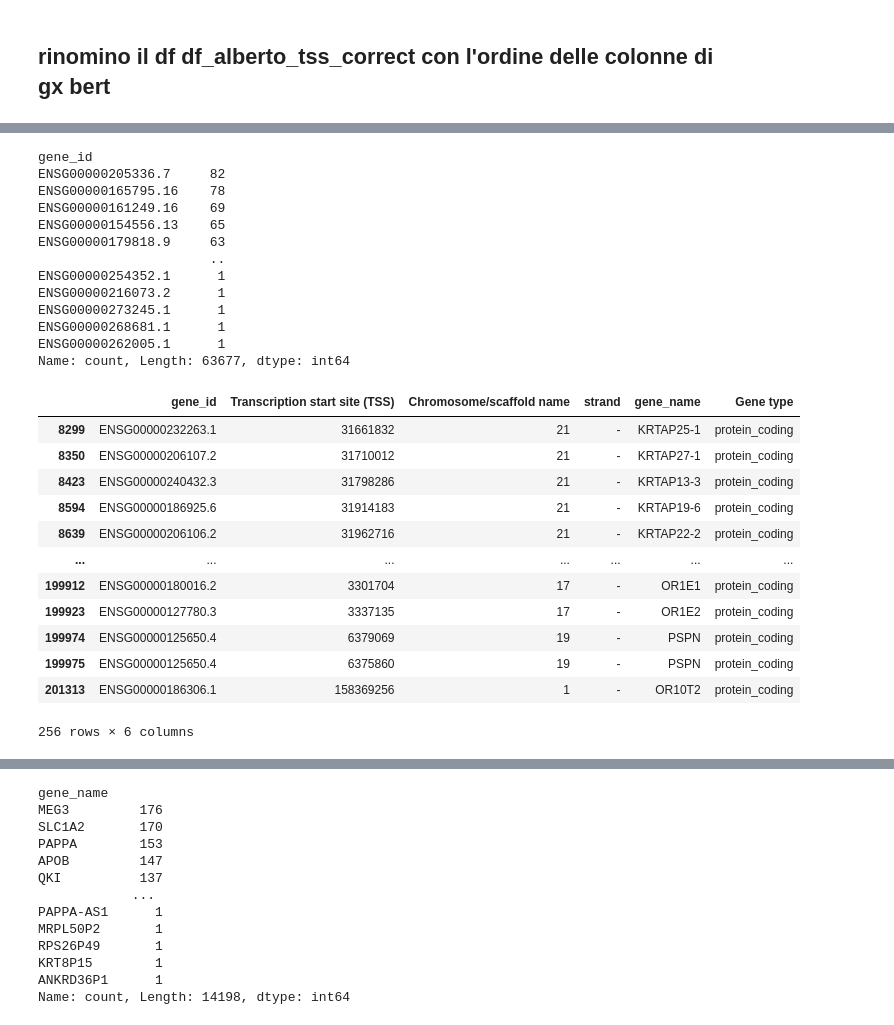
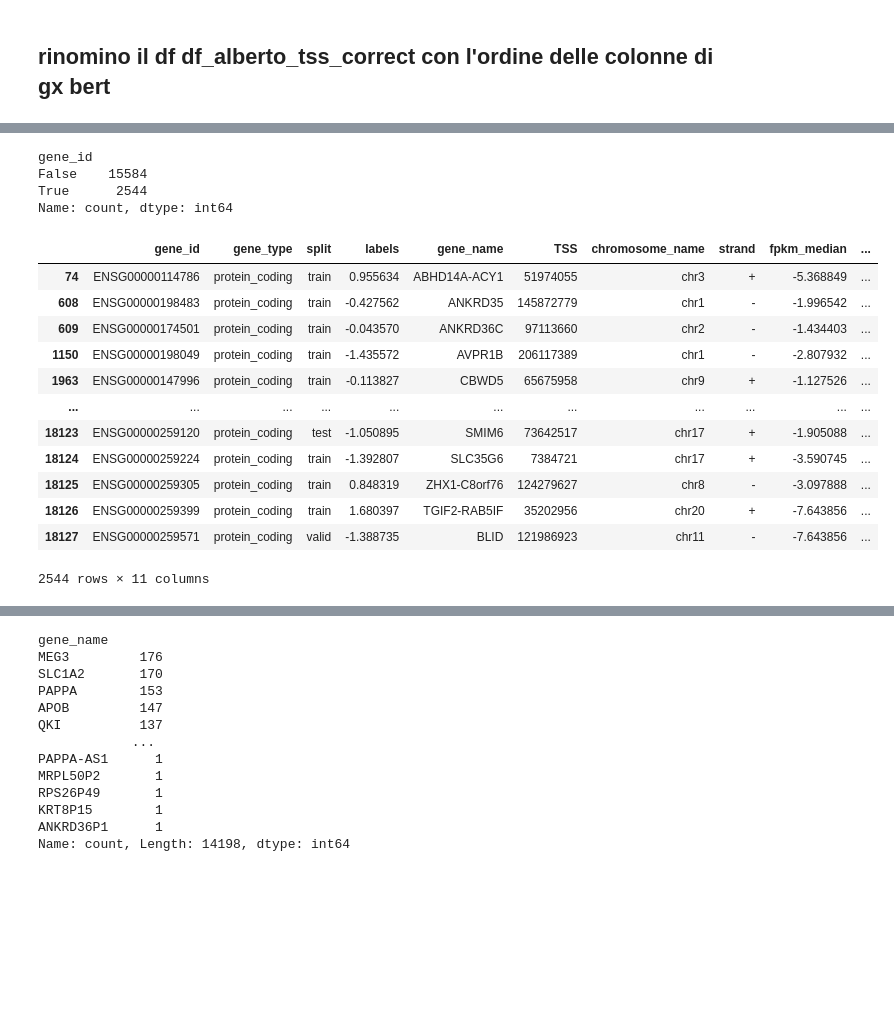
Before and after one commit to IloDan/GX_alBERTo, a Jupyter notebook: data_manipulation/manipulation_ric.ipynb, the cells around one changed output, grey strips where cells are left out. Saved outputs shown, nothing was run; the diff lists cells and outputs as text; code cells hidden in the pictures; blank space fills up the shorter version.

```diff
--- a/data_manipulation/manipulation_ric.ipynb
+++ b/data_manipulation/manipulation_ric.ipynb
@@ -682,0 +769,5 @@ df2
+# %%
+# Rinomina le colonne in geni_mancanti per corrispondere a quelle di df_label
+geni_mancanti = geni_mancanti.rename(columns={'strand': 'genomic_strand'})
+
+geni_mancanti.columns.to_list(), len(geni_mancanti.columns.to_list())
@@ -682,0 +786,3 @@ df2
+# %%
+cols = df_label.columns.to_list()
+cols, len(cols)
@@ -682,0 +800,3 @@ df2
+# %%
+#riordino colonne di geni_mancanti in modo da avere le stesse colonne di df_label
+geni_mancanti = geni_mancanti[cols]
@@ -683,2 +839,4 @@ df2
 # %%
-meging=pd.read_csv("..\\dataset\\ens37_mancanti.txt", sep="\t")
+# meging=pd.read_csv("..\\dataset\\ens37_mancanti.txt", sep="\t")
+meging=pd.read_csv("..\\dataset\\df_alBERTo.csv")
+meging
@@ -705,34 +857,26 @@ meging
-# %%
-meging['gene_id'].value_counts()
-# %% [output]
-gene_id
-ENSG00000205336.7     82
-ENSG00000165795.16    78
-ENSG00000161249.16    69
-ENSG00000154556.13    65
-ENSG00000179818.9     63
-                      ..
-ENSG00000254352.1      1
-ENSG00000216073.2      1
-ENSG00000273245.1      1
-ENSG00000268681.1      1
-ENSG00000262005.1      1
-Name: count, Length: 63677, dtype: int64
+# %%
+meging.gene_id.isin(geni_mancanti.gene_id).value_counts()
+
+# geni_mancanti.gene_id.isin(meging.gene_id)
+# %% [output]
+gene_id
+False    15584
+True      2544
+Name: count, dtype: int64
 # %%
 #seleziona i gene_id in meging che sono in df3
-df4 = meging[meging.gene_id.isin(geni_mancanti)]
-df4
+geni_mancanti_final = meging[meging.gene_id.isin(geni_mancanti.gene_id)]
 # %% [output]
-|  | gene_id | Transcription start site (TSS) | Chromosome/scaffold name | strand | gene_name | Gene type |
-| 8299 | ENSG00000232263.1 | 31661832 | 21 | - | KRTAP25-1 | protein_coding |
-| 8350 | ENSG00000206107.2 | 31710012 | 21 | - | KRTAP27-1 | protein_coding |
-| 8423 | ENSG00000240432.3 | 31798286 | 21 | - | KRTAP13-3 | protein_coding |
-| 8594 | ENSG00000186925.6 | 31914183 | 21 | - | KRTAP19-6 | protein_coding |
-| 8639 | ENSG00000206106.2 | 31962716 | 21 | - | KRTAP22-2 | protein_coding |
-| ... | ... | ... | ... | ... | ... | ... |
-| 199912 | ENSG00000180016.2 | 3301704 | 17 | - | OR1E1 | protein_coding |
-| 199923 | ENSG00000127780.3 | 3337135 | 17 | - | OR1E2 | protein_coding |
-| 199974 | ENSG00000125650.4 | 6379069 | 19 | - | PSPN | protein_coding |
-| 199975 | ENSG00000125650.4 | 6375860 | 19 | - | PSPN | protein_coding |
-| 201313 | ENSG00000186306.1 | 158369256 | 1 | - | OR10T2 | protein_coding |
+|  | gene_id | gene_type | split | labels | gene_name | TSS | chromosome_name | strand | fpkm_median | ... |
+| 74 | ENSG00000114786 | protein_coding | train | 0.955634 | ABHD14A-ACY1 | 51974055 | chr3 | + | -5.368849 | ... |
+| 608 | ENSG00000198483 | protein_coding | train | -0.427562 | ANKRD35 | 145872779 | chr1 | - | -1.996542 | ... |
+| 609 | ENSG00000174501 | protein_coding | train | -0.043570 | ANKRD36C | 97113660 | chr2 | - | -1.434403 | ... |
+| 1150 | ENSG00000198049 | protein_coding | train | -1.435572 | AVPR1B | 206117389 | chr1 | - | -2.807932 | ... |
+| 1963 | ENSG00000147996 | protein_coding | train | -0.113827 | CBWD5 | 65675958 | chr9 | + | -1.127526 | ... |
+| ... | ... | ... | ... | ... | ... | ... | ... | ... | ... | ... |
+| 18123 | ENSG00000259120 | protein_coding | test | -1.050895 | SMIM6 | 73642517 | chr17 | + | -1.905088 | ... |
+| 18124 | ENSG00000259224 | protein_coding | train | -1.392807 | SLC35G6 | 7384721 | chr17 | + | -3.590745 | ... |
+| 18125 | ENSG00000259305 | protein_coding | train | 0.848319 | ZHX1-C8orf76 | 124279627 | chr8 | - | -3.097888 | ... |
+| 18126 | ENSG00000259399 | protein_coding | train | 1.680397 | TGIF2-RAB5IF | 35202956 | chr20 | + | -7.643856 | ... |
+| 18127 | ENSG00000259571 | protein_coding | valid | -1.388735 | BLID | 121986923 | chr11 | - | -7.643856 | ... |
-256 rows × 6 columns
+2544 rows × 11 columns
```
Also changed, not shown: parts of 32 cells of this notebook, 12 other files.
